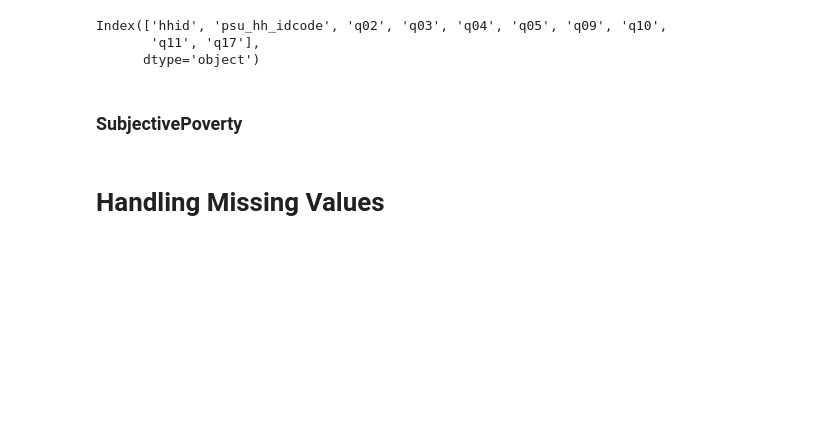
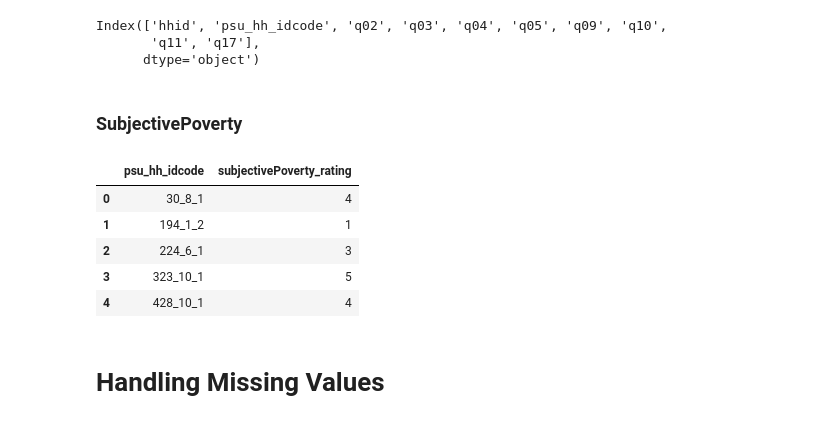
Before and after one commit to eugenesimm/Kaggle_poverty_rate, a Jupyter notebook: 1-preprocessing/clean_data.ipynb, the cells around one changed output. Cells and saved outputs as stored; diff of their text form; code cells hidden in the pictures; blank space fills up the shorter version.

```diff
--- a/1-preprocessing/clean_data.ipynb
+++ b/1-preprocessing/clean_data.ipynb
@@ -170,10 +193,17 @@ Index(['hhid', 'psu_hh_idcode', 'q02', 'q03', 'q04', 'q05', 'q09', 'q10',
 # %%
 SubjectivePoverty = pd.read_csv(os.path.join(RAW_DATA_DIR, "train_SubjectivePoverty.csv"))
 subjective_poverty_columns = [f'subjective_poverty_{i}' for i in range(1, 11)]
 SubjectivePoverty['subjectivePoverty_rating'] = SubjectivePoverty[subjective_poverty_columns].idxmax(axis=1).str.extract('(\d+)').astype(int)
 Ratings = SubjectivePoverty[['psu_hh_idcode', 'subjectivePoverty_rating']]
-Ratings.head()
+display(Ratings.head())
 Ratings.to_csv(os.path.join(CLEAN_DATA_DIR, "train_SubjectivePoverty_clean.csv"), index=False)
+# %% [output]
+|  | psu_hh_idcode | subjectivePoverty_rating |
+| 0 | 30_8_1 | 4 |
+| 1 | 194_1_2 | 1 |
+| 2 | 224_6_1 | 3 |
+| 3 | 323_10_1 | 5 |
+| 4 | 428_10_1 | 4 |
 # %% [markdown]
 # Handling Missing Values
 # %%
```
Also changed, not shown: parts of 3 cells of this notebook, 8 other files.
